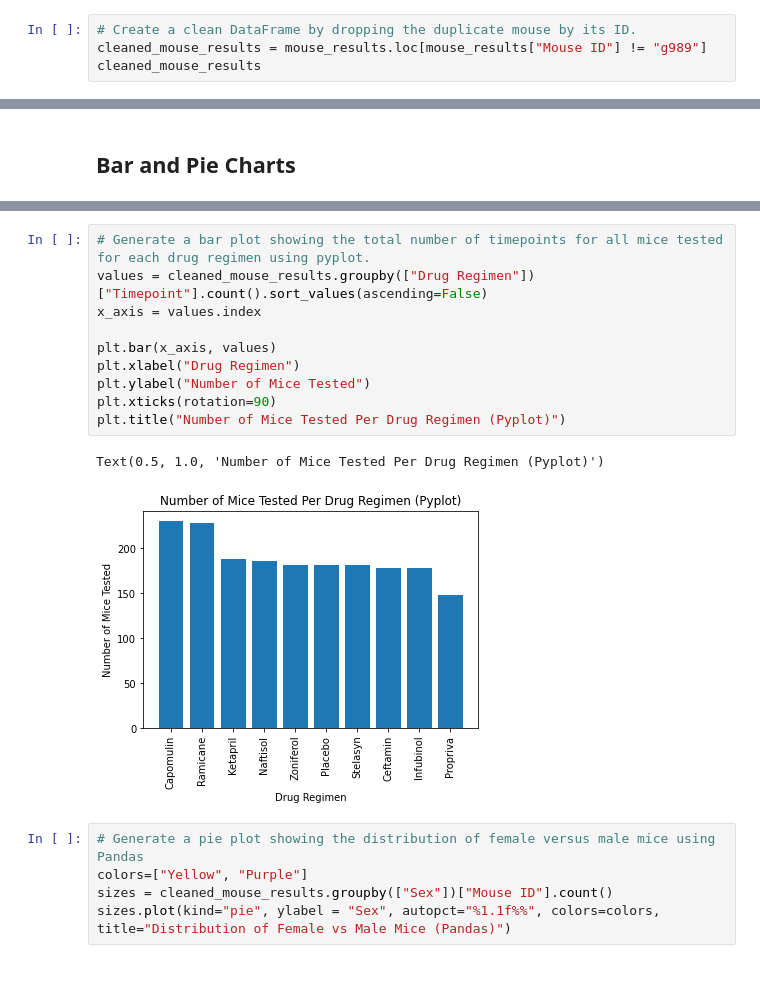
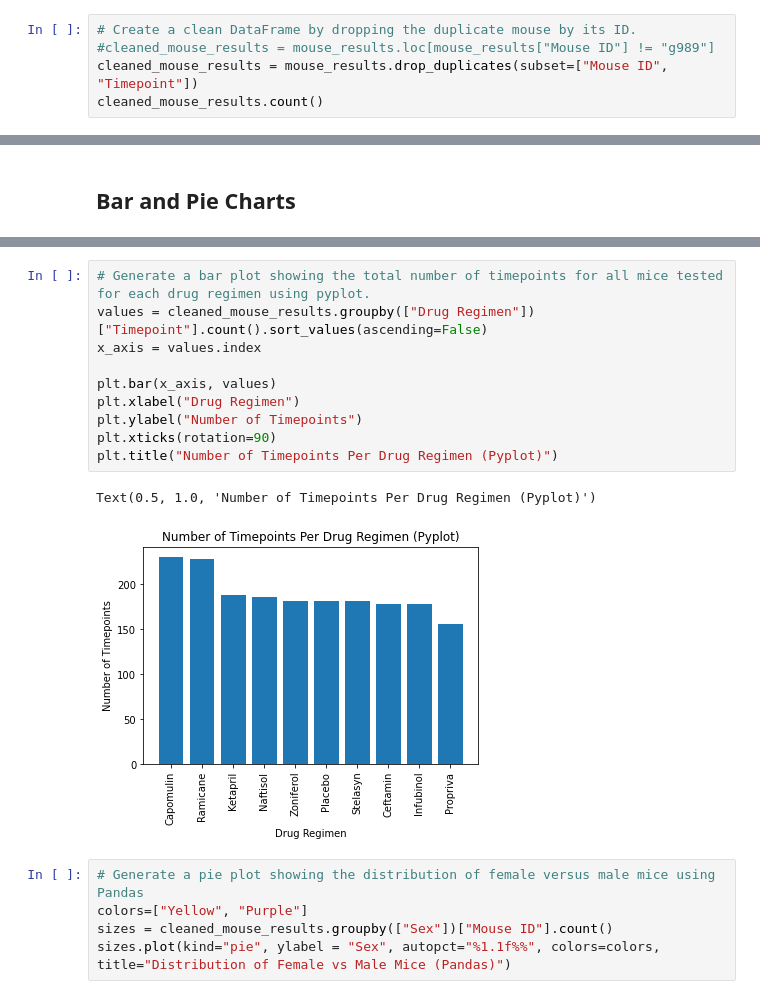
Before and after one commit to geyo/matplotlib-challenge, a Jupyter notebook: Pymaceuticals/pymaceuticals.ipynb, the cells around one changed output, grey strips where cells are left out. Drawn from its saved outputs; the diff is of its cells as text.

```diff
--- a/Pymaceuticals/pymaceuticals.ipynb
+++ b/Pymaceuticals/pymaceuticals.ipynb
@@ -70,5 +75,6 @@ duplicated_data
 # %%
 # Create a clean DataFrame by dropping the duplicate mouse by its ID.
-cleaned_mouse_results = mouse_results.loc[mouse_results["Mouse ID"] != "g989"]
-cleaned_mouse_results
+#cleaned_mouse_results = mouse_results.loc[mouse_results["Mouse ID"] != "g989"]
+cleaned_mouse_results = mouse_results.drop_duplicates(subset=["Mouse ID", "Timepoint"])
+cleaned_mouse_results.count()
 # %% [output]
@@ -157,16 +156,16 @@ pandas_bar_fig = values.plot(kind="bar", ylabel = "Number of Mice Tested", title
 # %%
 # Generate a bar plot showing the total number of timepoints for all mice tested for each drug regimen using pyplot.
 values = cleaned_mouse_results.groupby(["Drug Regimen"])["Timepoint"].count().sort_values(ascending=False)
 x_axis = values.index
 
 plt.bar(x_axis, values)
 plt.xlabel("Drug Regimen")
-plt.ylabel("Number of Mice Tested")
+plt.ylabel("Number of Timepoints")
 plt.xticks(rotation=90)
-plt.title("Number of Mice Tested Per Drug Regimen (Pyplot)")
+plt.title("Number of Timepoints Per Drug Regimen (Pyplot)")
 # %% [output]
-Text(0.5, 1.0, 'Number of Mice Tested Per Drug Regimen (Pyplot)')
+Text(0.5, 1.0, 'Number of Timepoints Per Drug Regimen (Pyplot)')
-[figure, old version]
+[figure, new version]
 # %%
 # Generate a pie plot showing the distribution of female versus male mice using Pandas
 colors=["Yellow", "Purple"]
```
Also changed, not shown: parts of 20 cells of this notebook.
